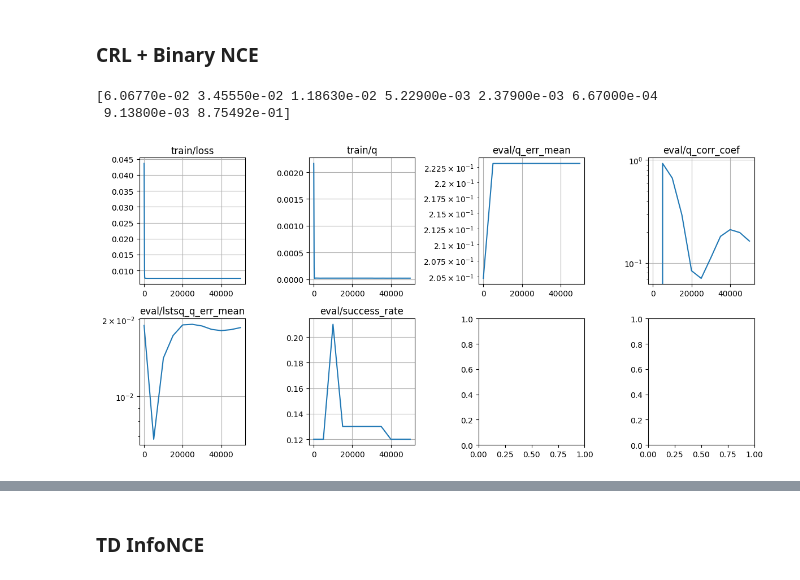
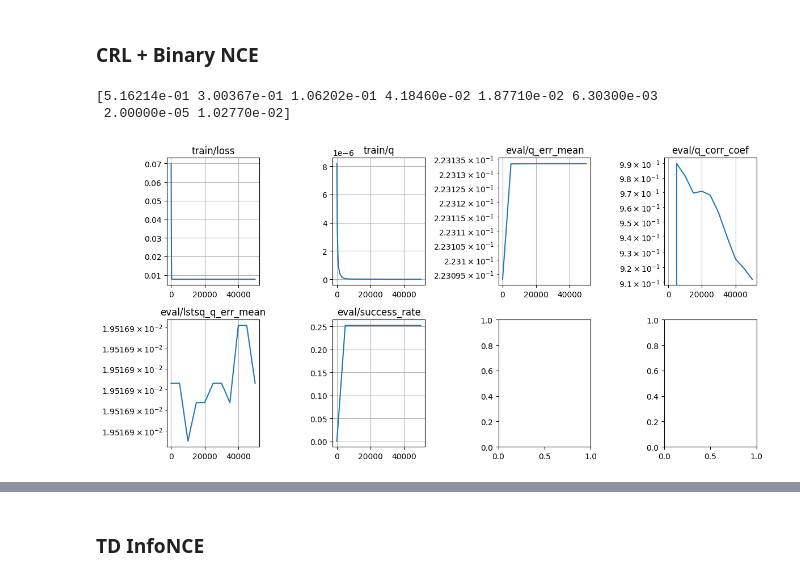
Before and after one commit to chongyi-zheng/ogbench, a Jupyter notebook: notebooks/mdp2gcmdp_RiverSwim.ipynb, the cells around one changed output, grey strips where cells are left out. Drawn from its saved outputs; the diff is of its cells as text; code cells hidden in the pictures.

```diff
--- a/notebooks/mdp2gcmdp_RiverSwim.ipynb
+++ b/notebooks/mdp2gcmdp_RiverSwim.ipynb
@@ -752,7 +752,7 @@ def compute_success_rate(params, num_eval_episodes=2000, max_episode_steps=1001)
       done = False
       obs = augmented_eval_env.reset()
       while not done:
-          action = np.random.choice(np.arange(augmented_eval_env.num_actions), p=opt_pi[obs])
+          action = np.random.choice(np.arange(augmented_eval_env.num_actions), p=pi[obs])
           reward, next_obs, terminated, truncated = augmented_eval_env.step(action)
           done = terminated or truncated
 
@@ -1232,12 +1253,13 @@ large_batch = sample_augmented_batch(1_000_000, p_curgoal=0.0, p_trajgoal=1.0)
 
 goal_marg = np.zeros(augmented_env.num_states)
 for state in range(augmented_env.num_states):
-    goal_marg[state] = np.sum(large_batch['observations'] == state) / len(large_batch['observations'])
+    # goal_marg[state] = np.sum(large_batch['next_observations'] == state) / len(large_batch['next_observations'])
+    goal_marg[state] = np.sum(large_batch['next_observations'] == state) / len(large_batch['next_observations'])
 goal_marg = jnp.asarray(goal_marg)
 print(goal_marg)
 # %% [output]
-[6.06770e-02 3.45550e-02 1.18630e-02 5.22900e-03 2.37900e-03 6.67000e-04
- 9.13800e-03 8.75492e-01]
+[5.16214e-01 3.00367e-01 1.06202e-01 4.18460e-02 1.87710e-02 6.30300e-03
+ 2.00000e-05 1.02770e-02]
 # %%
 class Critic(nn.Module):
   repr_dim: int = 512
@@ -1281,13 +1303,13 @@ key, critic_key = jax.random.split(key)
 
 example_batch = sample_augmented_batch(2, p_curgoal=0.0, p_trajgoal=1.0)
 critic = Critic(repr_dim=32)
-critic_params = critic.init(critic_key, example_batch['observations'], example_batch['actions'], example_batch['observations'])
+critic_params = critic.init(critic_key, example_batch['observations'], example_batch['actions'], example_batch['next_observations'])
 
 def loss_fn(params, batch):
   pos_logits = critic.apply(
     params, batch['observations'], batch['actions'], batch['goals'])
   neg_logits = critic.apply(
-    params, batch['observations'], batch['actions'], batch['observations'])
+    params, batch['observations'], batch['actions'], batch['next_observations'])
 
   I = jnp.eye(batch_size)
   logits = I * pos_logits + (1 - I) * neg_logits
@@ -1305,7 +1327,7 @@ def loss_fn(params, batch):
 
   return loss, info
 
-optimizer = optax.adam(learning_rate=5e-4)
+optimizer = optax.adam(learning_rate=3e-4)
 opt_state = optimizer.init(critic_params)
 grad_fn = jax.value_and_grad(loss_fn, has_aux=True)
 
@@ -1317,9 +1339,9 @@ def update_fn(params, opt_state, batch):
 
   return params, opt_state, loss, info
 
-def compute_success_rate(params, num_eval_episodes=100, max_episode_steps=1001):
+def compute_success_rate(params, num_eval_episodes=2000, max_episode_steps=1001):
   seed = 100
-  augmented_eval_env = AugmentedRiverSwim(discount=discount, seed=seed)
+  augmented_eval_env = AugmentedRiverSwim(discount=discount, seed=seed, max_episode_steps=max_episode_steps)
 
   # compute the pi
   obs = jnp.arange(augmented_env.num_states)[:, None].repeat(augmented_env.num_actions, axis=1).reshape(-1)
@@ -1332,27 +1354,35 @@ def compute_success_rate(params, num_eval_episodes=100, max_episode_steps=1001):
   pi = jax.nn.one_hot(a, augmented_env.num_actions)
   pi = np.asarray(pi)
 
+  obs = jnp.arange(augmented_env.num_states)[:, None].repeat(augmented_env.num_actions, axis=1).reshape(-1)
+  actions = jnp.arange(augmented_env.num_actions)[None, :].repeat(augmented_env.num_states, axis=0).reshape(-1)
+  plus_logits = critic.apply(critic_params, obs, actions,
+                            (augmented_env.num_states - 2) * jnp.ones_like(obs))
+  plus_probs = jnp.exp(jnp.diag(plus_logits)) * goal_marg[augmented_env.num_states - 2]
+  q = (1 + discount) / discount * plus_probs
+  q = q.reshape([augmented_env.num_states, augmented_env.num_actions])
+  q = q[:env.num_states]
+
   # evaluation
-  eval_dataset = defaultdict(list)
+  successes = []
   for _ in tqdm.trange(num_eval_episodes):
     traj_dataset = defaultdict(list)
 
+    done = False
     obs = augmented_eval_env.reset()
-    for _ in range(max_episode_steps):
-      action = np.random.choice(np.arange(augmented_env.num_actions), p=pi[obs])
-      reward, next_obs = augmented_eval_env.step(action)
+    while not done:
+      action = np.random.choice(np.arange(augmented_eval_env.num_actions), p=pi[obs])
+      reward, next_obs, terminated, truncated = augmented_eval_env.step(action)
+      done = terminated or truncated
 
+      traj_dataset['observations'].append(obs)
+      traj_dataset['actions'].append(action)
       traj_dataset['rewards'].append(reward)
 
       obs = next_obs
+    successes.append(np.sum(traj_dataset['rewards']) >= 1.0)
 
-    for k, v in traj_dataset.items():
-      eval_dataset[k].append(v)
-
-  for k, v in eval_dataset.items():
-    eval_dataset[k] = np.asarray(v)
-
-  sr = np.mean(np.any(eval_dataset['rewards'] == 1.0, axis=-1))
+  sr = np.mean(successes)
 
   return sr
 
@@ -1394,34 +1424,34 @@ def evaluate_fn(params):
     'lstsq_q_err_mean': lstsq_q_err_mean,
     'success_rate': sr,
   }
 
   return info
 
 metrics = defaultdict(list)
 for i in tqdm.trange(1, num_iterations + 1):
   batch = sample_augmented_batch(batch_size, p_curgoal=0.0, p_trajgoal=1.0)
   critic_params, opt_state, loss, info = update_fn(
     critic_params, opt_state, batch)
 
   for k, v in info.items():
     metrics['train/' + k].append(
       np.array([i, v])
     )
 
   if i == 1 or i % eval_interval == 0:
     eval_info = evaluate_fn(critic_params)
     for k, v in eval_info.items():
       metrics['eval/' + k].append(
         np.array([i, v])
       )
 
   if i == 1 or i % log_interval == 0:
     plot_metrics(metrics, logyscale_stats=['eval/q_err_mean', 'eval/lstsq_q_err_mean', 'eval/q_corr_coef'])
     display.clear_output(wait=True)
     plt.tight_layout()
     plt.show()
 # %% [output]
-[figure, old version]
+[figure, new version]
 # %%
 crl_metrics = metrics
 print(crl_metrics['eval/q_err_mean'][-1])
```
Also changed, not shown: parts of 28 cells of this notebook.
